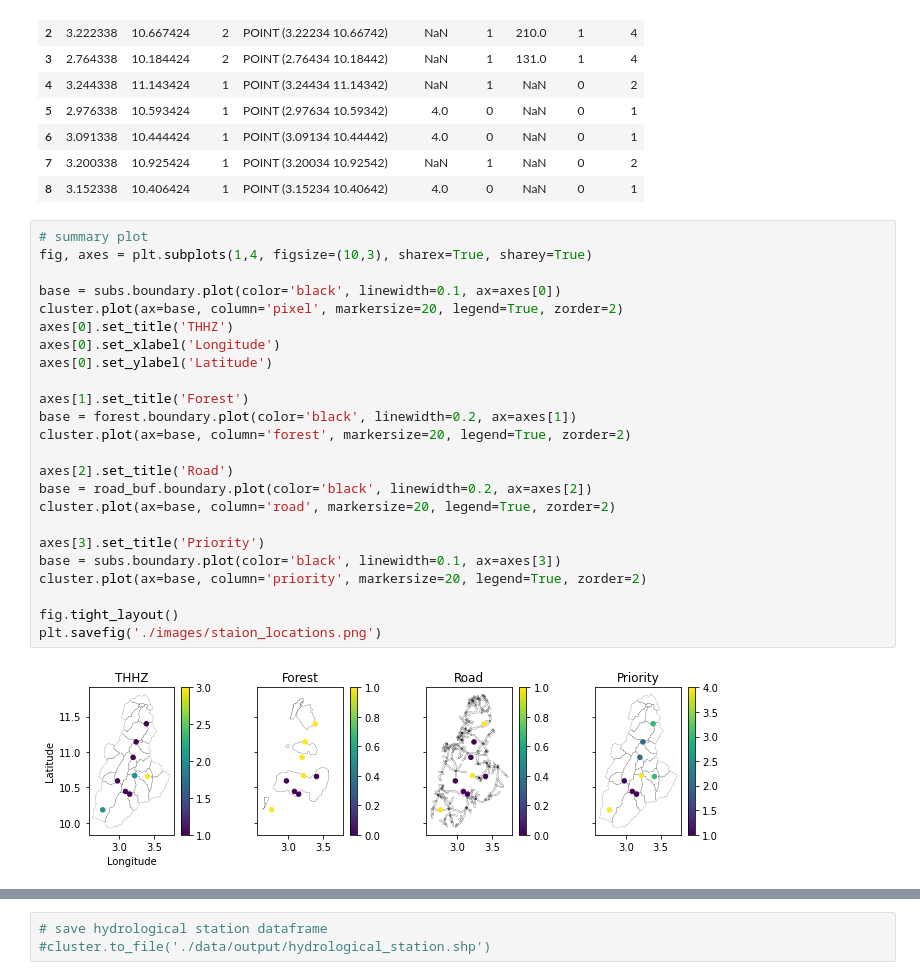
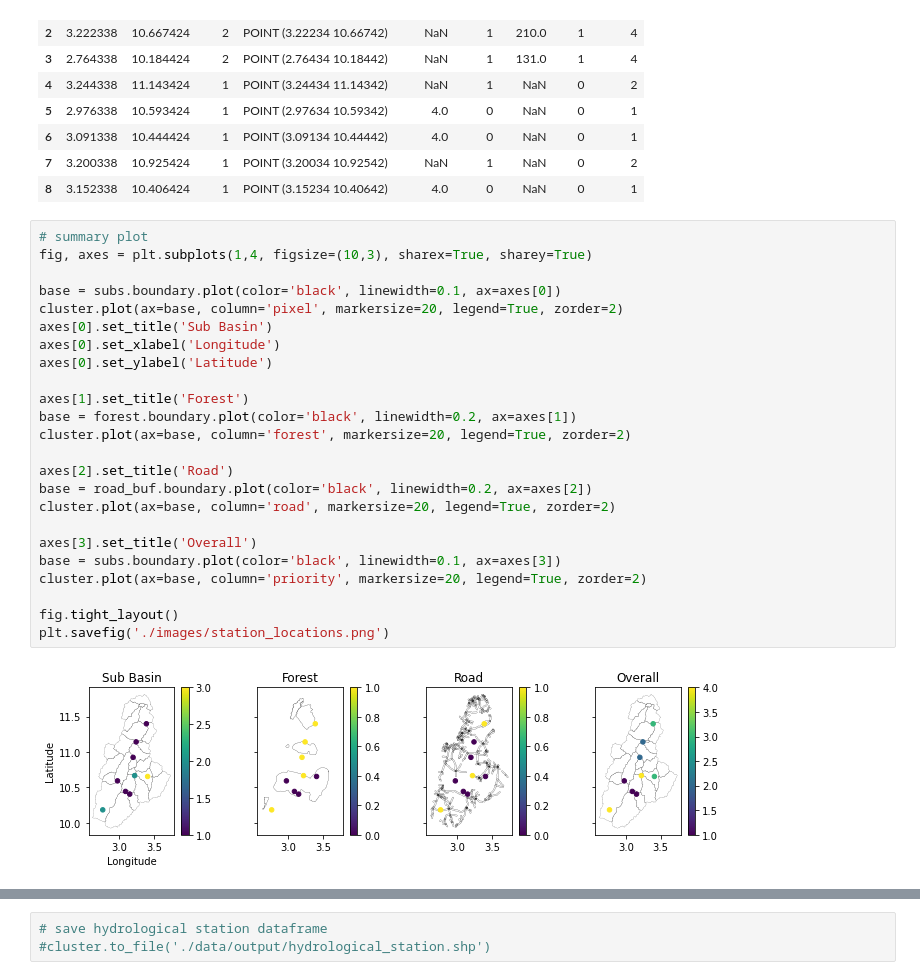
Before and after one commit to pyaj0/optimization-hydrologic-station-network, a Jupyter notebook: 5_station_location.ipynb, the cells around one changed output, grey strips where cells are left out. Drawn from its saved outputs; the diff is of its cells as text.

```diff
--- a/5_station_location.ipynb
+++ b/5_station_location.ipynb
@@ -277,26 +283,26 @@ cluster
 # %%
 # summary plot
 fig, axes = plt.subplots(1,4, figsize=(10,3), sharex=True, sharey=True)
 
 base = subs.boundary.plot(color='black', linewidth=0.1, ax=axes[0])
 cluster.plot(ax=base, column='pixel', markersize=20, legend=True, zorder=2)
-axes[0].set_title('THHZ')
+axes[0].set_title('Sub Basin')
 axes[0].set_xlabel('Longitude')
 axes[0].set_ylabel('Latitude')
 
 axes[1].set_title('Forest')
 base = forest.boundary.plot(color='black', linewidth=0.2, ax=axes[1])
 cluster.plot(ax=base, column='forest', markersize=20, legend=True, zorder=2)
 
 axes[2].set_title('Road')
 base = road_buf.boundary.plot(color='black', linewidth=0.2, ax=axes[2])
 cluster.plot(ax=base, column='road', markersize=20, legend=True, zorder=2)
 
-axes[3].set_title('Priority')
+axes[3].set_title('Overall')
 base = subs.boundary.plot(color='black', linewidth=0.1, ax=axes[3])
 cluster.plot(ax=base, column='priority', markersize=20, legend=True, zorder=2)
 
 fig.tight_layout()
-plt.savefig('./images/staion_locations.png')
+plt.savefig('./images/station_locations.png')
 # %% [output]
-[figure, old version]
+[figure, new version]
```
Also changed, not shown: parts of 6 cells of this notebook, 3 other files.
